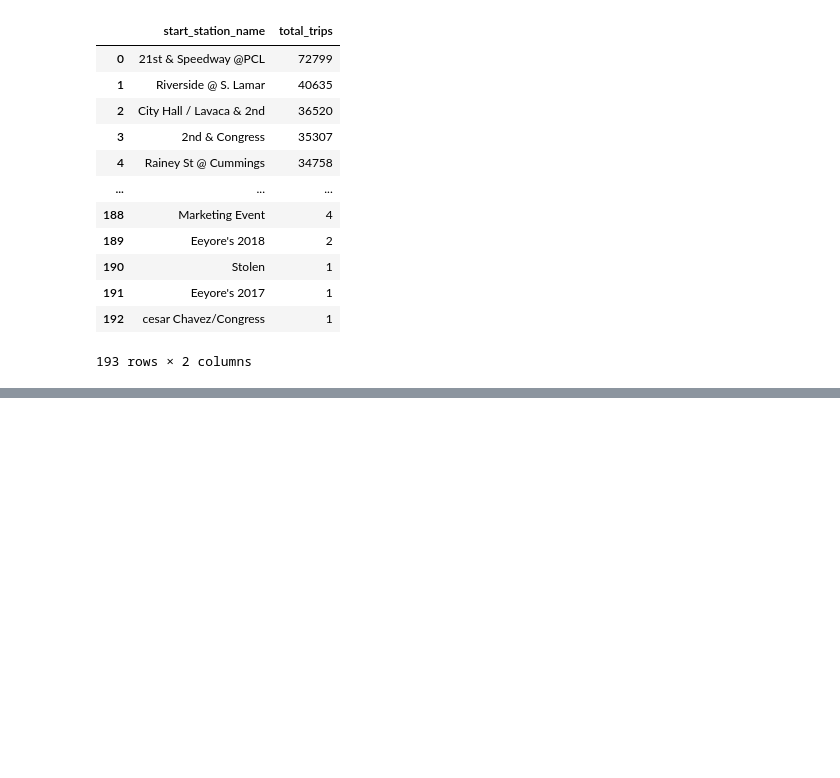
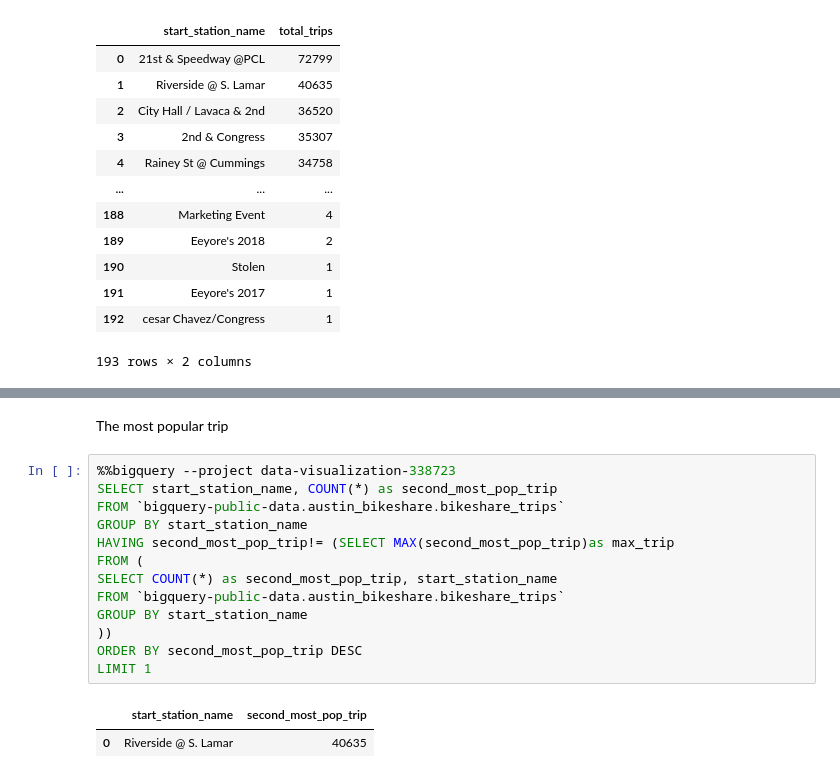
Before and after one commit to bidhan7/Data-Processing-Visualization-, a Jupyter notebook: Big_Query_SQL.ipynb, the cells around one changed output, grey strips where cells are left out. Saved outputs shown, nothing was run; the diff lists cells and outputs as text; blank space fills up the shorter version.

```diff
--- a/Big_Query_SQL.ipynb
+++ b/Big_Query_SQL.ipynb
@@ -113,0 +150,18 @@ ORDER BY total_trips DESC
+# %% [markdown]
+The most popular trip
+# %%
+%%bigquery --project data-visualization-338723
+SELECT start_station_name, COUNT(*) as second_most_pop_trip
+FROM `bigquery-public-data.austin_bikeshare.bikeshare_trips`
+GROUP BY start_station_name
+HAVING second_most_pop_trip!= (SELECT MAX(second_most_pop_trip)as max_trip
+FROM (
+SELECT COUNT(*) as second_most_pop_trip, start_station_name
+FROM `bigquery-public-data.austin_bikeshare.bikeshare_trips`
+GROUP BY start_station_name
+))
+ORDER BY second_most_pop_trip DESC
+LIMIT 1
+# %% [output]
+|  | start_station_name | second_most_pop_trip |
+| 0 | Riverside @ S. Lamar | 40635 |
```
Also changed, not shown: parts of 4 cells of this notebook.
